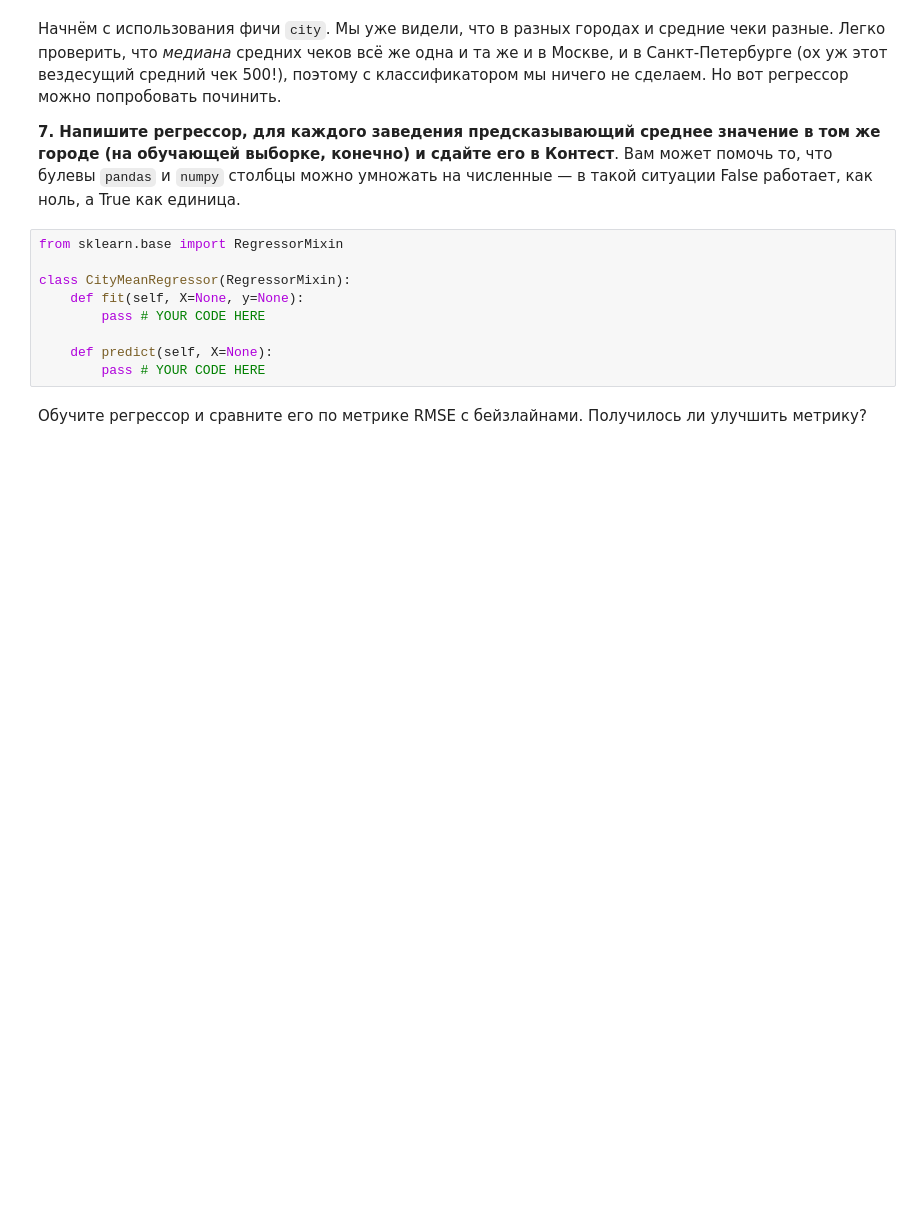
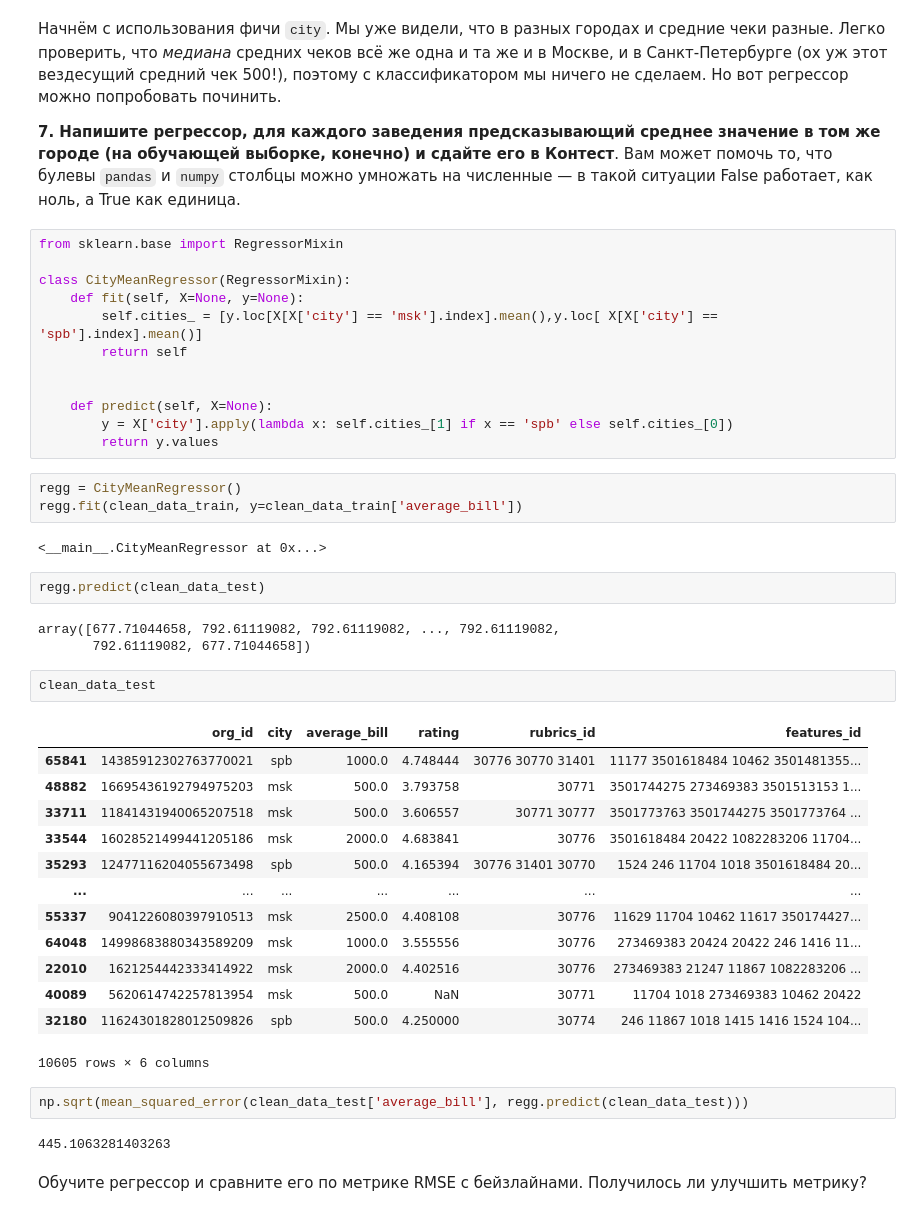
Before and after one commit to ruzanovad/ml-handbook, a Jupyter notebook: machine-learning/autohw_intro_ML.ipynb, the cells around one changed output. Saved outputs shown, nothing was run; the diff lists cells and outputs as text; blank space fills up the shorter version.

```diff
--- a/machine-learning/autohw_intro_ML.ipynb
+++ b/machine-learning/autohw_intro_ML.ipynb
@@ -510,10 +544,43 @@ from sklearn.base import RegressorMixin
 
 class CityMeanRegressor(RegressorMixin):
     def fit(self, X=None, y=None):
-        pass # YOUR CODE HERE
+        self.cities_ = [y.loc[X[X['city'] == 'msk'].index].mean(),y.loc[ X[X['city'] == 'spb'].index].mean()]
+        return self
+
 
     def predict(self, X=None):
-        pass # YOUR CODE HERE
+        y = X['city'].apply(lambda x: self.cities_[1] if x == 'spb' else self.cities_[0])
+        return y.values
+# %%
+regg = CityMeanRegressor()
+regg.fit(clean_data_train, y=clean_data_train['average_bill'])
+# %% [output]
+<__main__.CityMeanRegressor at 0x...>
+# %%
+regg.predict(clean_data_test)
+# %% [output]
+array([677.71044658, 792.61119082, 792.61119082, ..., 792.61119082,
+       792.61119082, 677.71044658])
+# %%
+clean_data_test
+# %% [output]
+|  | org_id | city | average_bill | rating | rubrics_id | features_id |
+| 65841 | 14385912302763770021 | spb | 1000.0 | 4.748444 | 30776 30770 31401 | 11177 3501618484 10462 3501481355... |
+| 48882 | 16695436192794975203 | msk | 500.0 | 3.793758 | 30771 | 3501744275 273469383 3501513153 1... |
+| 33711 | 11841431940065207518 | msk | 500.0 | 3.606557 | 30771 30777 | 3501773763 3501744275 3501773764 ... |
+| 33544 | 16028521499441205186 | msk | 2000.0 | 4.683841 | 30776 | 3501618484 20422 1082283206 11704... |
+| 35293 | 12477116204055673498 | spb | 500.0 | 4.165394 | 30776 31401 30770 | 1524 246 11704 1018 3501618484 20... |
+| ... | ... | ... | ... | ... | ... | ... |
+| 55337 | 9041226080397910513 | msk | 2500.0 | 4.408108 | 30776 | 11629 11704 10462 11617 350174427... |
+| 64048 | 14998683880343589209 | msk | 1000.0 | 3.555556 | 30776 | 273469383 20424 20422 246 1416 11... |
+| 22010 | 1621254442333414922 | msk | 2000.0 | 4.402516 | 30776 | 273469383 21247 11867 1082283206 ... |
+| 40089 | 5620614742257813954 | msk | 500.0 | NaN | 30771 | 11704 1018 273469383 10462 20422 |
+| 32180 | 11624301828012509826 | spb | 500.0 | 4.250000 | 30774 | 246 11867 1018 1415 1416 1524 104... |
+10605 rows × 6 columns
+# %%
+np.sqrt(mean_squared_error(clean_data_test['average_bill'], regg.predict(clean_data_test)))
+# %% [output]
+445.1063281403263
 # %% [markdown]
 Обучите регрессор и сравните его по метрике RMSE с бейзлайнами. Получилось ли улучшить метрику?
 # %% [markdown]
```
Also changed, not shown: parts of 9 cells of this notebook, 1 other file.
